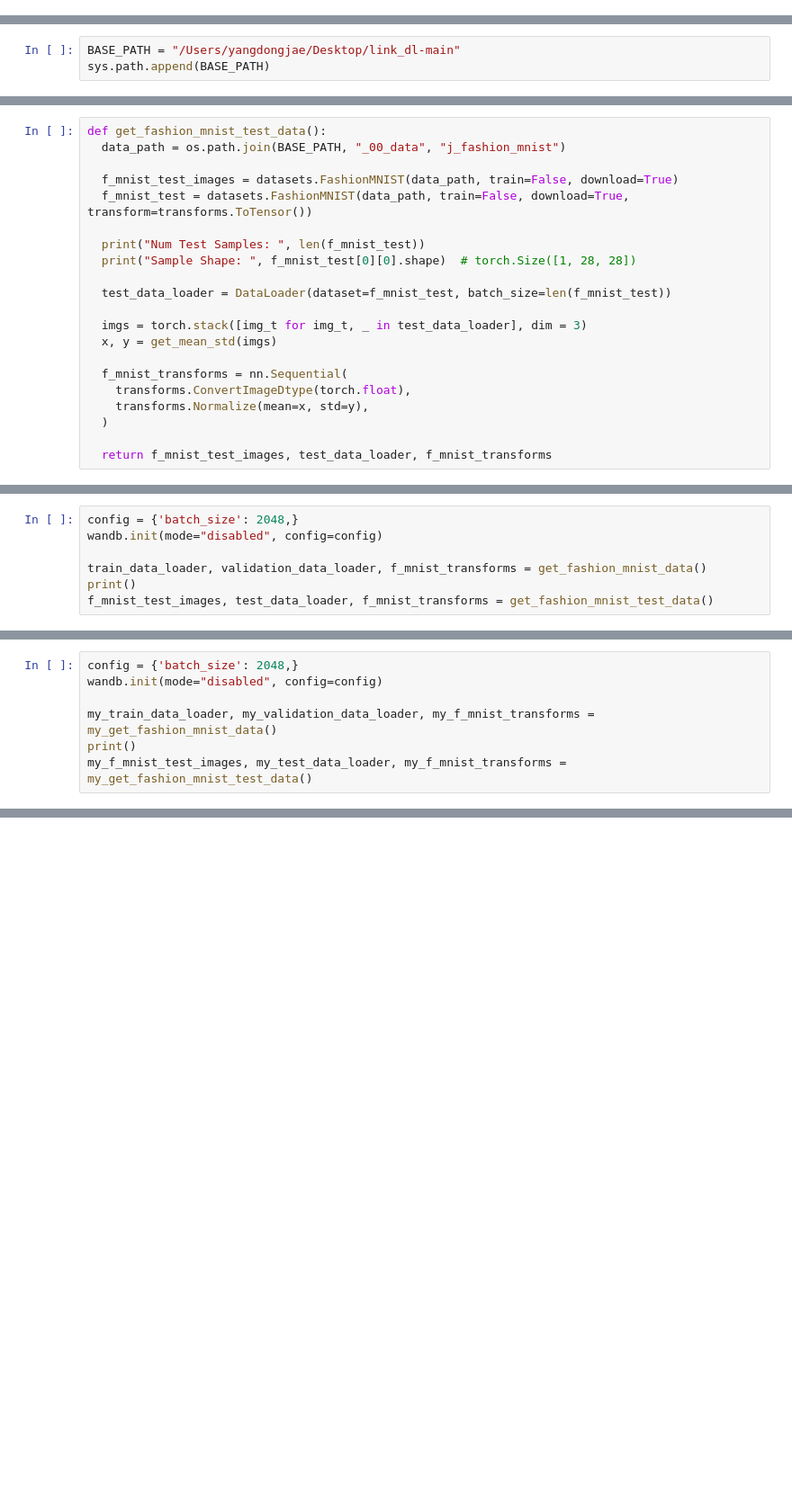
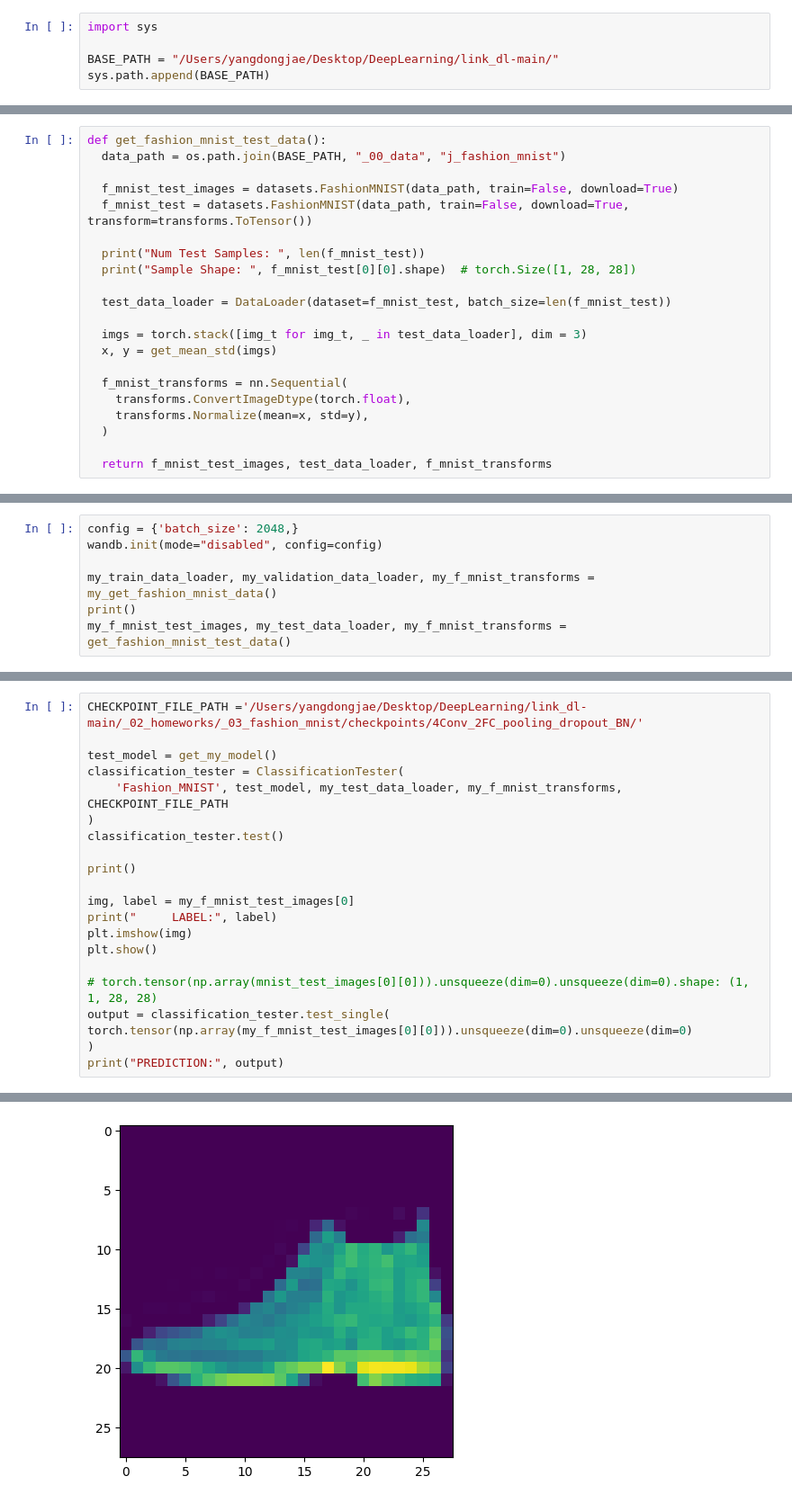
Before and after one commit to YangDongJae/DeepLearning, a Jupyter notebook: link_dl-main/_02_homeworks/_03_fashion_mnist/homework_3.ipynb, the cells around one changed output, grey strips where cells are left out. Shown at 90% size. Drawn from its saved outputs; the diff is of its cells as text; blank space fills up the shorter version.

```diff
--- a/link_dl-main/_02_homeworks/_03_fashion_mnist/homework_3.ipynb
+++ b/link_dl-main/_02_homeworks/_03_fashion_mnist/homework_3.ipynb
@@ -0,0 +3,5 @@
+# %%
+import sys
+
+BASE_PATH = "/Users/yangdongjae/Desktop/DeepLearning/link_dl-main/"
+sys.path.append(BASE_PATH)
@@ -26,3 +43,0 @@ import argparse
-# %%
-BASE_PATH = "/Users/yangdongjae/Desktop/link_dl-main"
-sys.path.append(BASE_PATH)
@@ -101,7 +437,7 @@ def get_fashion_mnist_test_data():
 config = {'batch_size': 2048,}
 wandb.init(mode="disabled", config=config)
 
-train_data_loader, validation_data_loader, f_mnist_transforms = get_fashion_mnist_data()
+my_train_data_loader, my_validation_data_loader, my_f_mnist_transforms = my_get_fashion_mnist_data()
 print()
-f_mnist_test_images, test_data_loader, f_mnist_transforms = get_fashion_mnist_test_data()
+my_f_mnist_test_images, my_test_data_loader, my_f_mnist_transforms = get_fashion_mnist_test_data()
 # %% [output]
@@ -452,7 +451,0 @@ def get_fashion_mnist_data():
-# %%
-config = {'batch_size': 2048,}
-wandb.init(mode="disabled", config=config)
-
-my_train_data_loader, my_validation_data_loader, my_f_mnist_transforms = my_get_fashion_mnist_data()
-print()
-my_f_mnist_test_images, my_test_data_loader, my_f_mnist_transforms = my_get_fashion_mnist_test_data()
@@ -550,0 +615,22 @@ main(args)
+# %%
+CHECKPOINT_FILE_PATH ='/Users/yangdongjae/Desktop/DeepLearning/link_dl-main/_02_homeworks/_03_fashion_mnist/checkpoints/4Conv_2FC_pooling_dropout_BN/'
+
+test_model = get_my_model()
+classification_tester = ClassificationTester(
+    'Fashion_MNIST', test_model, my_test_data_loader, my_f_mnist_transforms, CHECKPOINT_FILE_PATH
+)
+classification_tester.test()
+
+print()
+
+img, label = my_f_mnist_test_images[0]
+print("     LABEL:", label)
+plt.imshow(img)
+plt.show()
+
+# torch.tensor(np.array(mnist_test_images[0][0])).unsqueeze(dim=0).unsqueeze(dim=0).shape: (1, 1, 28, 28)
+output = classification_tester.test_single(
+torch.tensor(np.array(my_f_mnist_test_images[0][0])).unsqueeze(dim=0).unsqueeze(dim=0)
+)
+print("PREDICTION:", output)
+# %% [output]
@@ -550,0 +641 @@ main(args)
+[figure, added]
```
Also changed, not shown: parts of 66 cells of this notebook, 19 other files.
